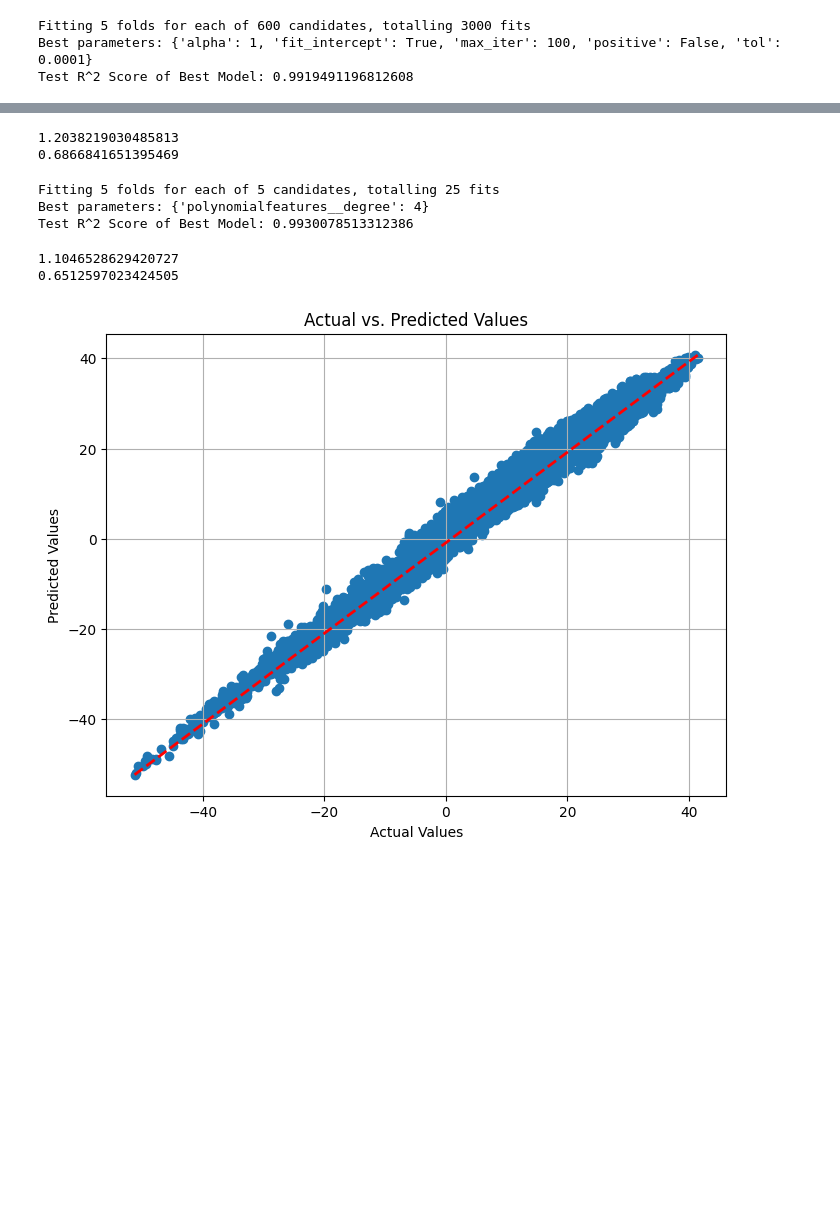
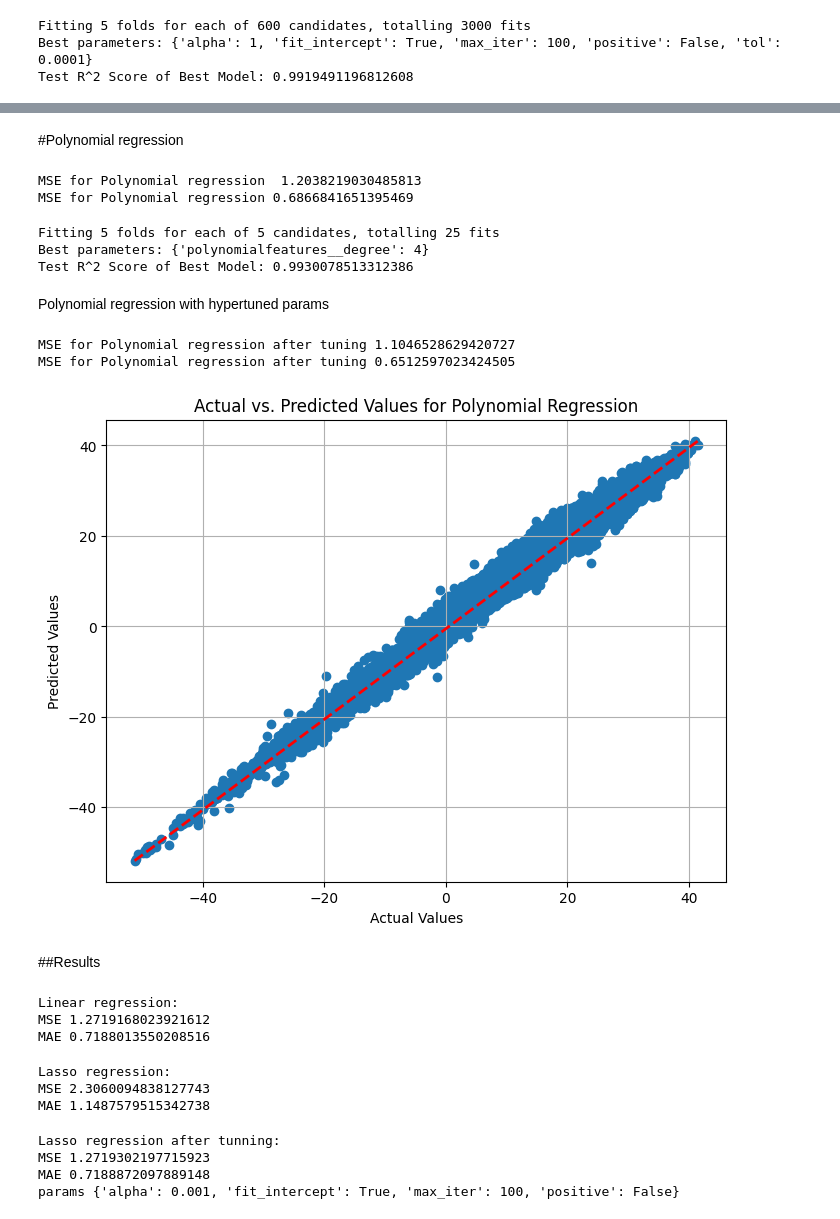
Before and after one commit to 202311003/idm_assignment_1, a Jupyter notebook: DM_project.ipynb, the cells around one changed output, grey strips where cells are left out. Drawn from its saved outputs; the diff is of its cells as text; code cells hidden in the pictures; blank space fills up the shorter version.

```diff
--- a/DM_project.ipynb
+++ b/DM_project.ipynb
@@ -478,10 +548,10 @@ Test R^2 Score of Best Model: 0.9919491196812608
 # %%
-##Ridge tunning
-model3t = Ridge(alpha= 100, fit_intercept= True, max_iter= 100, positive= False, tol= 0.0001)
+
+model3t = Ridge(alpha= 1, fit_intercept= True, max_iter= 100, positive= False, tol= 0.0001)
 model3t.fit(X_train_scaled, y_train)
 y_pred3t = model3.predict(X_test_scaled)
 mse3t = mean_squared_error(y_test, y_pred3t)
-print(mse3t)
+print('MSE for Ridge regression after tuning',mse3t)
 mae3t = mean_absolute_error(y_test, y_pred3t)
-print(mae3t)
+print('MAE for Ridge regression after tuning',mae3t)
 # %% [output]
@@ -505,3 +575,5 @@ plt.show()
+# %% [markdown]
+#Polynomial regression
 # %%
 from sklearn.preprocessing import PolynomialFeatures
 degree = 2
@@ -515,12 +587,12 @@ model = LinearRegression()
 model.fit(X_train_poly, y_train)
 y_pred = model.predict(X_test_poly)
 msep = mean_squared_error(y_test, y_pred)
-print(msep)
+print('MSE for Polynomial regression ',msep)
 maep = mean_absolute_error(y_test, y_pred)
-print(maep)
+print('MSE for Polynomial regression',maep)
 # %% [output]
-1.2038219030485813
-0.6866841651395469
+MSE for Polynomial regression  1.2038219030485813
+MSE for Polynomial regression 0.6866841651395469
 # %%
 from sklearn.preprocessing import PolynomialFeatures
 from sklearn.pipeline import make_pipeline
@@ -550,6 +622,8 @@ print(f"Test R^2 Score of Best Model: {test_score}")
 Fitting 5 folds for each of 5 candidates, totalling 25 fits
 Best parameters: {'polynomialfeatures__degree': 4}
 Test R^2 Score of Best Model: 0.9930078513312386
+# %% [markdown]
+Polynomial regression with hypertuned params
 # %%
 from sklearn.preprocessing import PolynomialFeatures
 degree = 4
@@ -563,24 +637,52 @@ model = LinearRegression()
 model.fit(X_train_poly, y_train)
 y_pred = model.predict(X_test_poly)
 msept = mean_squared_error(y_test, y_pred)
-print(msept)
+print('MSE for Polynomial regression after tuning',msept)
 maept = mean_absolute_error(y_test, y_pred)
-print(maept)
+print('MSE for Polynomial regression after tuning',maept)
 # %% [output]
-1.1046528629420727
-0.6512597023424505
+MSE for Polynomial regression after tuning 1.1046528629420727
+MSE for Polynomial regression after tuning 0.6512597023424505
 # %%
 plt.figure(figsize=(8, 6))
 plt.scatter(y_test, y_pred)
 plt.xlabel("Actual Values")
 plt.ylabel("Predicted Values")
-plt.title("Actual vs. Predicted Values")
+plt.title("Actual vs. Predicted Values for Polynomial Regression")
 plt.grid(True)
 
 # Add a diagonal line for reference (perfect predictions)
 plt.plot([min(y_test), max(y_test)], [min(y_pred), max(y_pred)], linestyle='--', color='red', linewidth=2)
 
 # Show the plot
 plt.show()
 # %% [output]
-[figure, old version]
+[figure, new version]
+# %% [markdown]
+##Results
+# %%
+print('Linear regression:')
+print('MSE',mse1)
+print('MAE',mae1)
+# %% [output]
+Linear regression:
+MSE 1.2719168023921612
+MAE 0.7188013550208516
+# %%
+print('Lasso regression:')
+print('MSE',mse2)
+print('MAE',mae2)
+# %% [output]
+Lasso regression:
+MSE 2.3060094838127743
+MAE 1.1487579515342738
+# %%
+print('Lasso regression after tunning:')
+print('MSE',mse2t)
+print('MAE',mae2t)
+print('params',best_params_Lasso)
+# %% [output]
+Lasso regression after tunning:
+MSE 1.2719302197715923
+MAE 0.7188872097889148
+params {'alpha': 0.001, 'fit_intercept': True, 'max_iter': 100, 'positive': False}
```
Also changed, not shown: parts of 39 cells of this notebook.
